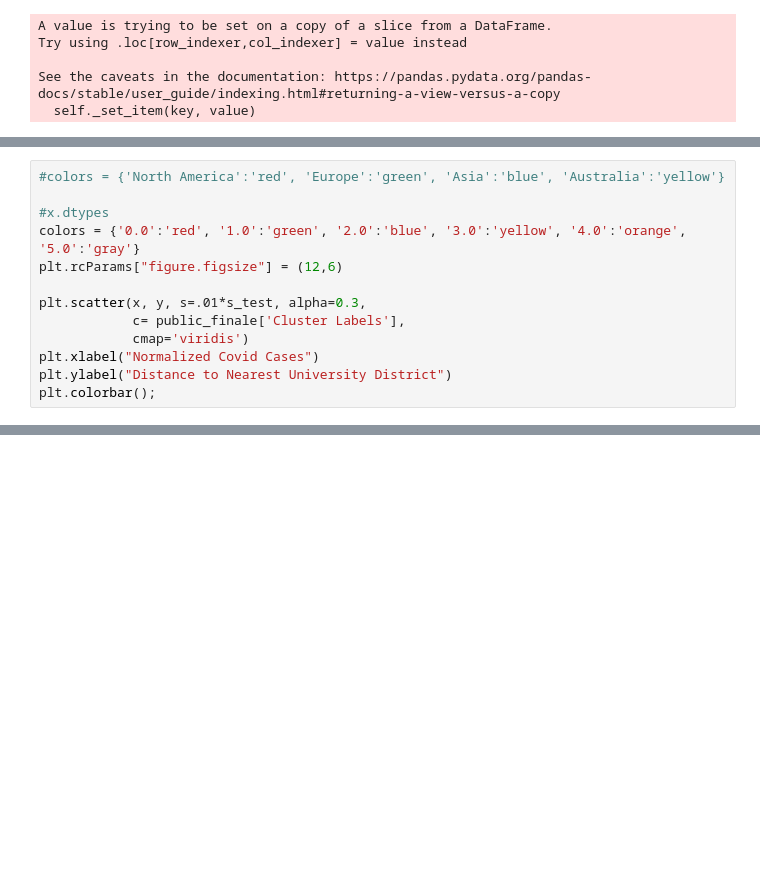
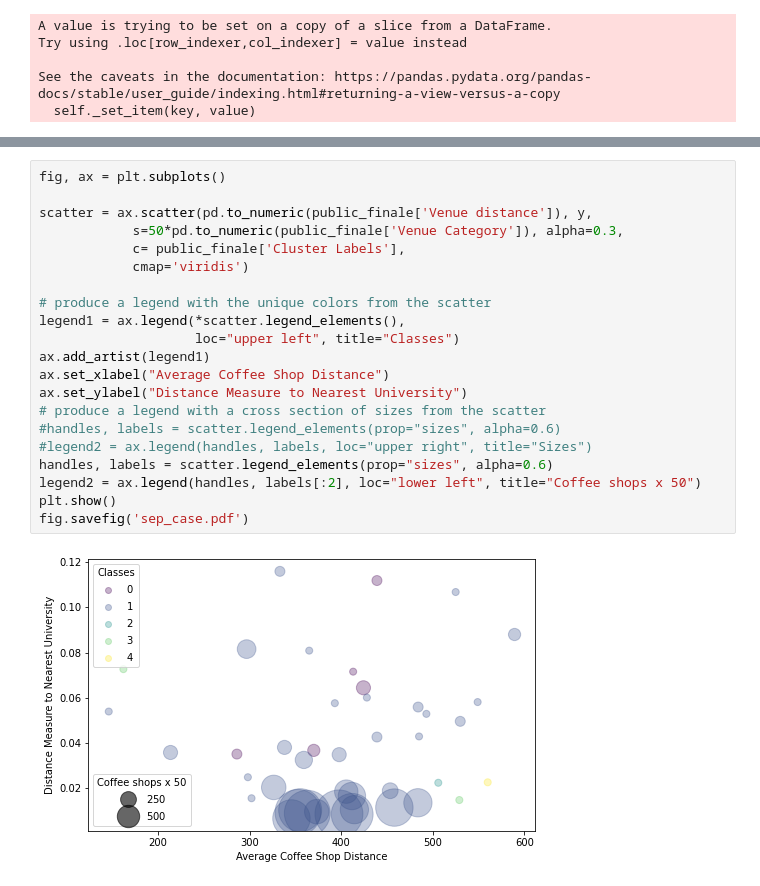
Before and after one commit to DLinthorne/Consumer-Segmentation, a Jupyter notebook: Project.ipynb, the cells around one changed output, grey strips where cells are left out. Cells and saved outputs as stored; diff of their text form; blank space fills up the shorter version.

```diff
--- a/Project.ipynb
+++ b/Project.ipynb
@@ -508,13 +506,0 @@ c = public_finale['Cluster Labels']
-# %%
-#colors = {'North America':'red', 'Europe':'green', 'Asia':'blue', 'Australia':'yellow'}
-
-#x.dtypes
-colors = {'0.0':'red', '1.0':'green', '2.0':'blue', '3.0':'yellow', '4.0':'orange', '5.0':'gray'}
-plt.rcParams["figure.figsize"] = (12,6)
-
-plt.scatter(x, y, s=.01*s_test, alpha=0.3,
-            c= public_finale['Cluster Labels'],
-            cmap='viridis')
-plt.xlabel("Normalized Covid Cases")
-plt.ylabel("Distance to Nearest University District")
-plt.colorbar();
@@ -522,0 +516,23 @@ plt.colorbar();
+# %%
+fig, ax = plt.subplots()
+
+scatter = ax.scatter(pd.to_numeric(public_finale['Venue distance']), y,
+            s=50*pd.to_numeric(public_finale['Venue Category']), alpha=0.3,
+            c= public_finale['Cluster Labels'],
+            cmap='viridis')
+
+# produce a legend with the unique colors from the scatter
+legend1 = ax.legend(*scatter.legend_elements(),
+                    loc="upper left", title="Classes")
+ax.add_artist(legend1)
+ax.set_xlabel("Average Coffee Shop Distance")
+ax.set_ylabel("Distance Measure to Nearest University")
+# produce a legend with a cross section of sizes from the scatter
+#handles, labels = scatter.legend_elements(prop="sizes", alpha=0.6)
+#legend2 = ax.legend(handles, labels, loc="upper right", title="Sizes")
+handles, labels = scatter.legend_elements(prop="sizes", alpha=0.6)
+legend2 = ax.legend(handles, labels[:2], loc="lower left", title="Coffee shops x 50")
+plt.show()
+fig.savefig('sep_case.pdf')
+# %% [output]
+[figure, added]
```
Also changed, not shown: parts of 15 cells of this notebook, 7 other files.
